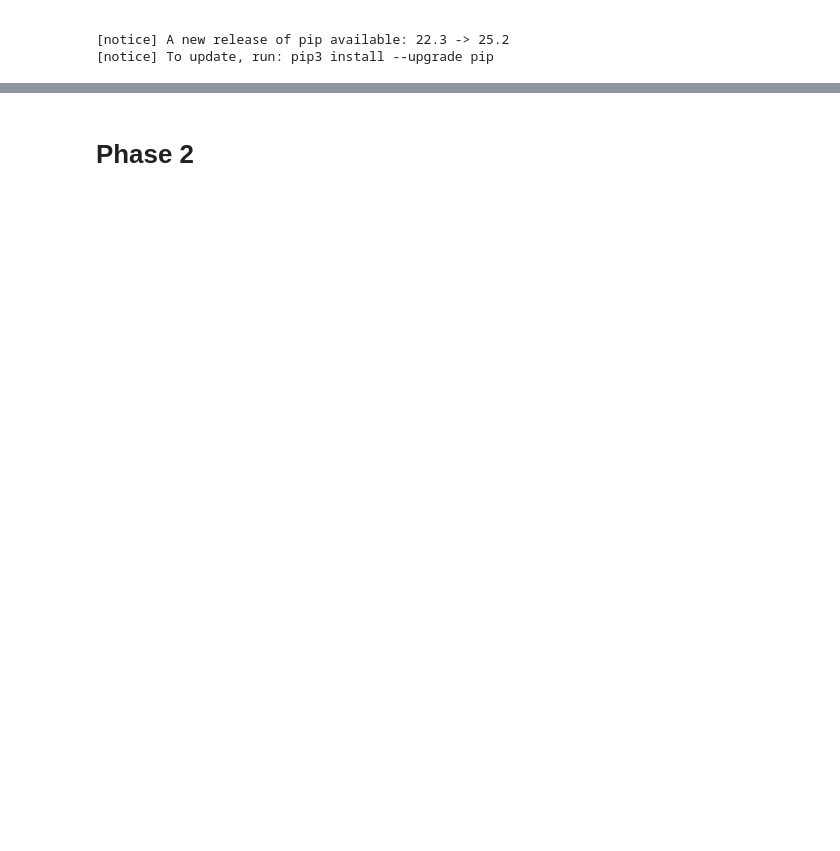
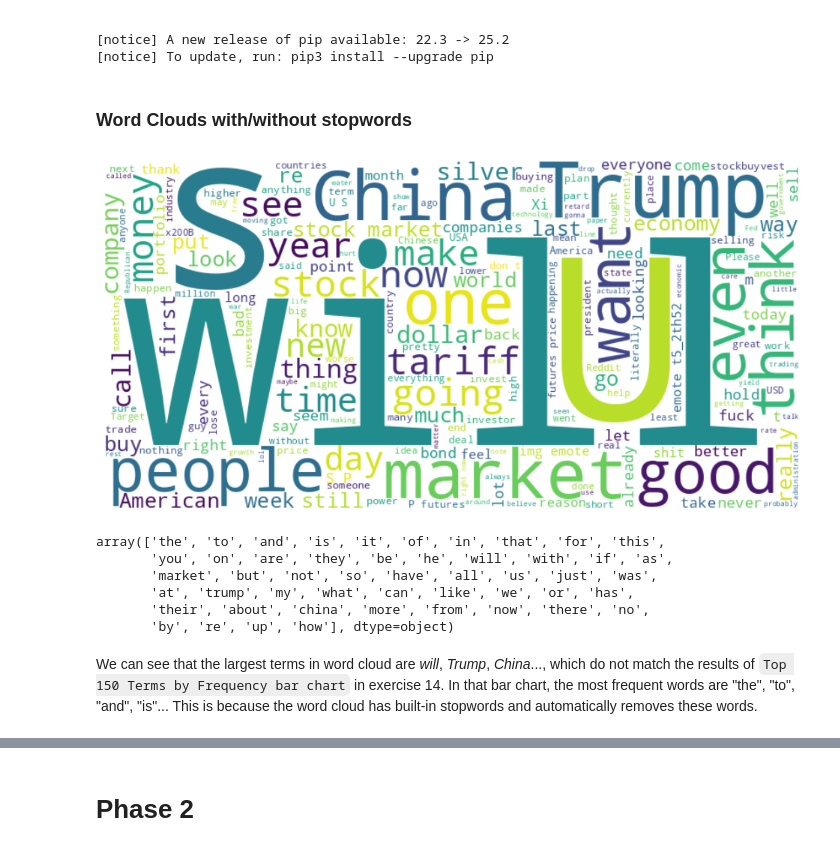
Before and after one commit to linshoufan/DM2025-Lab1-Exercise, a Jupyter notebook: DM2025-Lab1-Homework.ipynb, the cells around one changed output, grey strips where cells are left out. Saved outputs shown, nothing was run; the diff lists cells and outputs as text; code cells hidden in the pictures; blank space fills up the shorter version.

```diff
--- a/DM2025-Lab1-Homework.ipynb
+++ b/DM2025-Lab1-Homework.ipynb
@@ -934,5 +930,7 @@ Requirement already satisfied: six>=1.5 in ./.venv/lib/python3.11/site-packages
 
 [notice] A new release of pip available: 22.3 -> 25.2
 [notice] To update, run: pip3 install --upgrade pip
+# %% [markdown]
+### Word Clouds with/without stopwords
 # %%
 from wordcloud import WordCloud
@@ -940,4 +937,28 @@ import matplotlib.pyplot as plt
 # %%
 # Combine all text into one string
 X_all_text = " ".join(X['text'].astype(str))
-X_sample_all_text = " ".join(X_sample['text'].astype(str))
+
+# word cloud of the whole text
+X_wordcloud = WordCloud(width = 800,
+                        height = 400,
+                        background_color = 'white'
+).generate(X_all_text)
+# %%
+plt.figure(figsize = (12, 8))
+plt.imshow(X_wordcloud, interpolation = 'bilinear')
+plt.axis("off")
+plt.show()
+# %% [output]
+[figure, added]
+# %%
+top_terms[0:50]
+# %% [output]
+array(['the', 'to', 'and', 'is', 'it', 'of', 'in', 'that', 'for', 'this',
+       'you', 'on', 'are', 'they', 'be', 'he', 'will', 'with', 'if', 'as',
+       'market', 'but', 'not', 'so', 'have', 'all', 'us', 'just', 'was',
+       'at', 'trump', 'my', 'what', 'can', 'like', 'we', 'or', 'has',
+       'their', 'about', 'china', 'more', 'from', 'now', 'there', 'no',
+       'by', 're', 'up', 'how'], dtype=object)
+# %% [markdown]
+We can see that the largest terms in word cloud are *will*, *Trump*, *China*..., which do not match the results of `Top 150 Terms by Frequency bar chart` in exercise 14.
+In that bar chart, the most frequent words are "the", "to", "and", "is"... This is because the word cloud has built-in stopwords and automatically removes these words.
```
Also changed, not shown: parts of 37 cells of this notebook, 2 other files.
